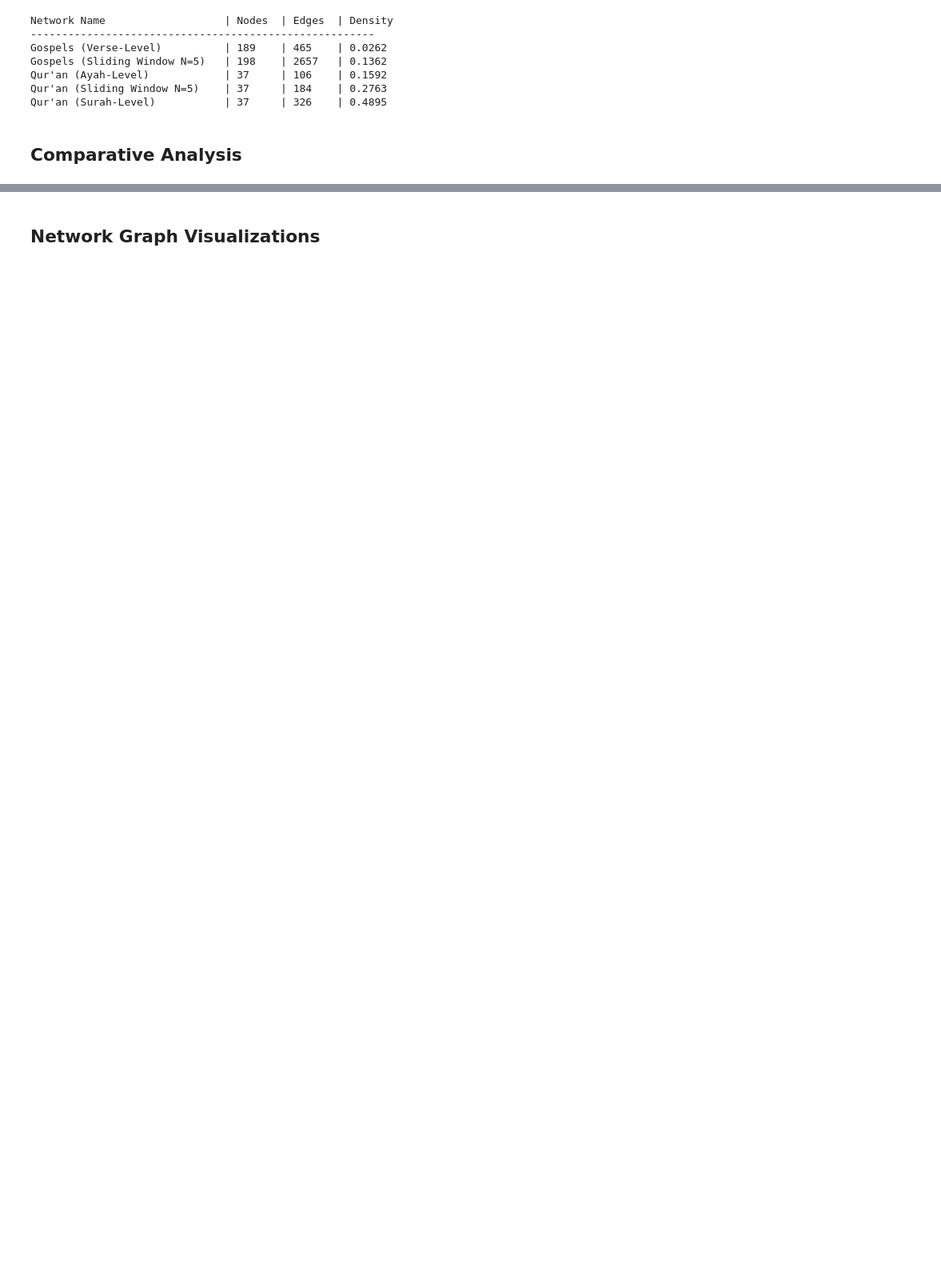
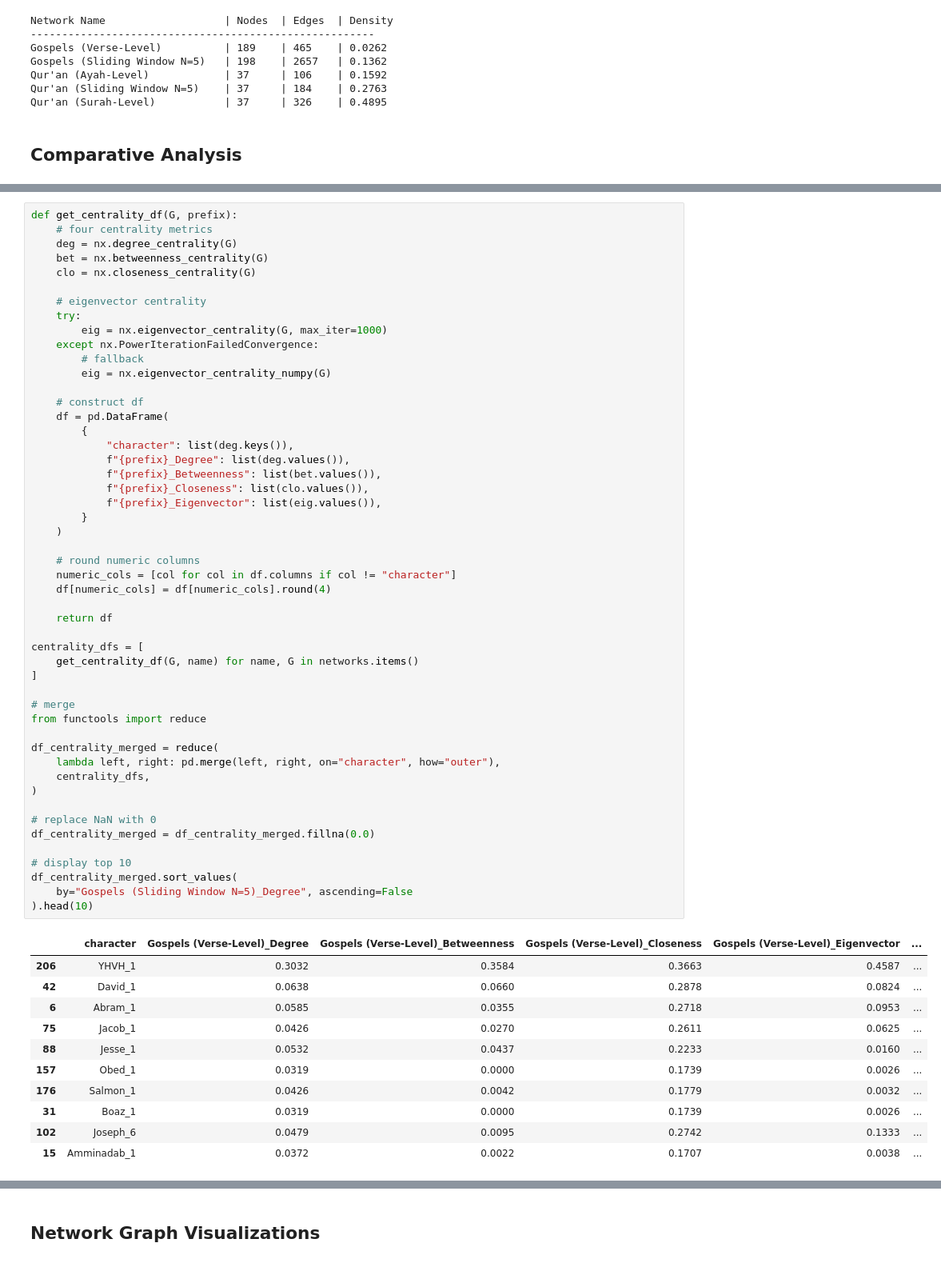
Before and after one commit to erinabruzzy/DSAN6400, a Jupyter notebook: social_network_analysis.ipynb, the cells around one changed output, grey strips where cells are left out. Shown at 80% size. Cells and saved outputs as stored; diff of their text form; blank space fills up the shorter version.

```diff
--- a/social_network_analysis.ipynb
+++ b/social_network_analysis.ipynb
@@ -667,0 +625,62 @@ Found 16 shared characters
+# %%
+def get_centrality_df(G, prefix):
+    # four centrality metrics
+    deg = nx.degree_centrality(G)
+    bet = nx.betweenness_centrality(G)
+    clo = nx.closeness_centrality(G)
+
+    # eigenvector centrality
+    try:
+        eig = nx.eigenvector_centrality(G, max_iter=1000)
+    except nx.PowerIterationFailedConvergence:
+        # fallback
+        eig = nx.eigenvector_centrality_numpy(G)
+
+    # construct df
+    df = pd.DataFrame(
+        {
+            "character": list(deg.keys()),
+            f"{prefix}_Degree": list(deg.values()),
+            f"{prefix}_Betweenness": list(bet.values()),
+            f"{prefix}_Closeness": list(clo.values()),
+            f"{prefix}_Eigenvector": list(eig.values()),
+        }
+    )
+
+    # round numeric columns
+    numeric_cols = [col for col in df.columns if col != "character"]
+    df[numeric_cols] = df[numeric_cols].round(4)
+
+    return df
+
+centrality_dfs = [
+    get_centrality_df(G, name) for name, G in networks.items()
+]
+
+# merge
+from functools import reduce
+
+df_centrality_merged = reduce(
+    lambda left, right: pd.merge(left, right, on="character", how="outer"),
+    centrality_dfs,
+)
+
+# replace NaN with 0
+df_centrality_merged = df_centrality_merged.fillna(0.0)
+
+# display top 10
+df_centrality_merged.sort_values(
+    by="Gospels (Sliding Window N=5)_Degree", ascending=False
+).head(10)
+# %% [output]
+|  | character | Gospels (Verse-Level)_Degree | Gospels (Verse-Level)_Betweenness | Gospels (Verse-Level)_Closeness | Gospels (Verse-Level)_Eigenvector | ... |
+| 206 | YHVH_1 | 0.3032 | 0.3584 | 0.3663 | 0.4587 | ... |
+| 42 | David_1 | 0.0638 | 0.0660 | 0.2878 | 0.0824 | ... |
+| 6 | Abram_1 | 0.0585 | 0.0355 | 0.2718 | 0.0953 | ... |
+| 75 | Jacob_1 | 0.0426 | 0.0270 | 0.2611 | 0.0625 | ... |
+| 88 | Jesse_1 | 0.0532 | 0.0437 | 0.2233 | 0.0160 | ... |
+| 157 | Obed_1 | 0.0319 | 0.0000 | 0.1739 | 0.0026 | ... |
+| 176 | Salmon_1 | 0.0426 | 0.0042 | 0.1779 | 0.0032 | ... |
+| 31 | Boaz_1 | 0.0319 | 0.0000 | 0.1739 | 0.0026 | ... |
+| 102 | Joseph_6 | 0.0479 | 0.0095 | 0.2742 | 0.1333 | ... |
+| 15 | Amminadab_1 | 0.0372 | 0.0022 | 0.1707 | 0.0038 | ... |
```
Also changed, not shown: parts of 14 cells of this notebook, 2 other files.
